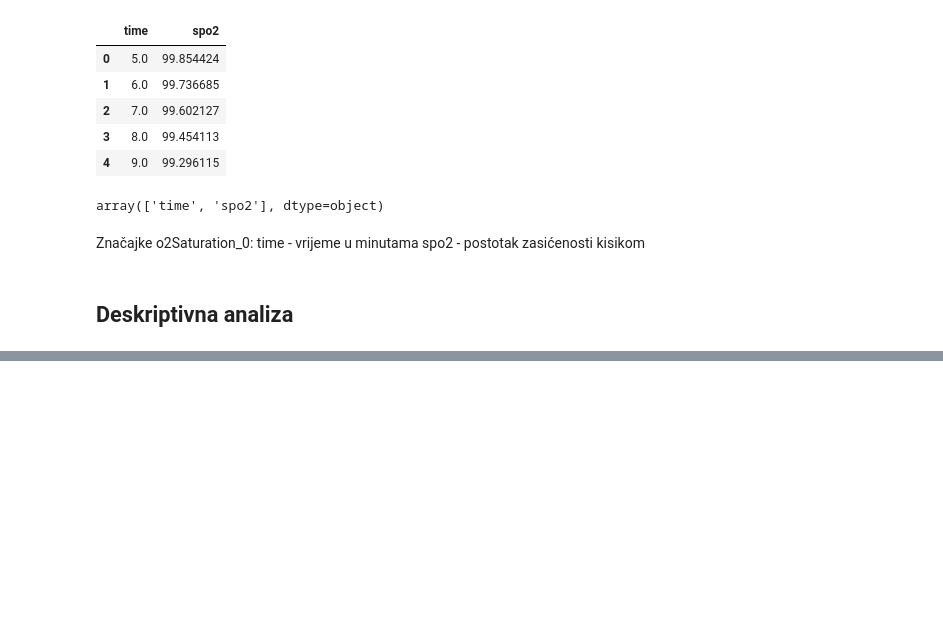
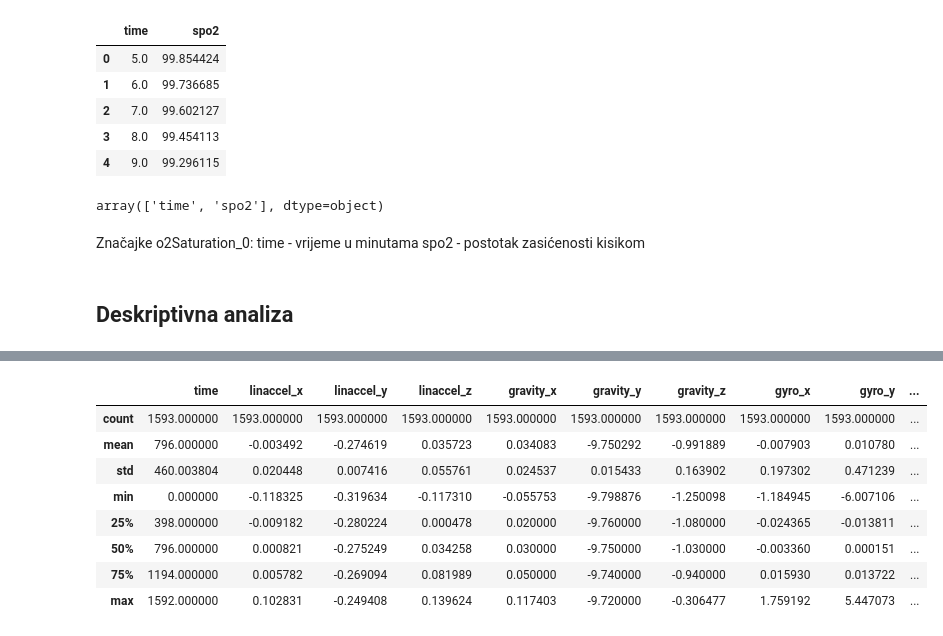
Before and after one commit to BernardKazazic/UZOP_Projekt, a Jupyter notebook: lab1.ipynb, the cells around one changed output, grey strips where cells are left out. Cells and saved outputs as stored; diff of their text form; code cells hidden in the pictures; blank space fills up the shorter version.

```diff
--- a/lab1.ipynb
+++ b/lab1.ipynb
@@ -430,0 +518,12 @@ spo2 - postotak zasićenosti kisikom
+# %%
+imuChairBack_ama.describe()
+# %% [output]
+|  | time | linaccel_x | linaccel_y | linaccel_z | gravity_x | gravity_y | gravity_z | gyro_x | gyro_y | ... |
+| count | 1593.000000 | 1593.000000 | 1593.000000 | 1593.000000 | 1593.000000 | 1593.000000 | 1593.000000 | 1593.000000 | 1593.000000 | ... |
+| mean | 796.000000 | -0.003492 | -0.274619 | 0.035723 | 0.034083 | -9.750292 | -0.991889 | -0.007903 | 0.010780 | ... |
+| std | 460.003804 | 0.020448 | 0.007416 | 0.055761 | 0.024537 | 0.015433 | 0.163902 | 0.197302 | 0.471239 | ... |
+| min | 0.000000 | -0.118325 | -0.319634 | -0.117310 | -0.055753 | -9.798876 | -1.250098 | -1.184945 | -6.007106 | ... |
+| 25% | 398.000000 | -0.009182 | -0.280224 | 0.000478 | 0.020000 | -9.760000 | -1.080000 | -0.024365 | -0.013811 | ... |
+| 50% | 796.000000 | 0.000821 | -0.275249 | 0.034258 | 0.030000 | -9.750000 | -1.030000 | -0.003360 | 0.000151 | ... |
+| 75% | 1194.000000 | 0.005782 | -0.269094 | 0.081989 | 0.050000 | -9.740000 | -0.940000 | 0.015930 | 0.013722 | ... |
+| max | 1592.000000 | 0.102831 | -0.249408 | 0.139624 | 0.117403 | -9.720000 | -0.306477 | 1.759192 | 5.447073 | ... |
```
Also changed, not shown: parts of 34 cells of this notebook.
